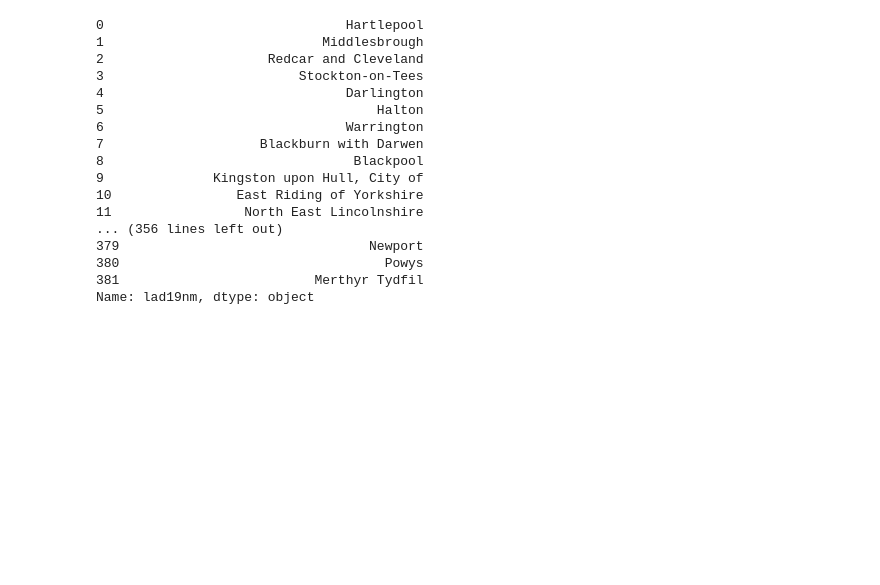
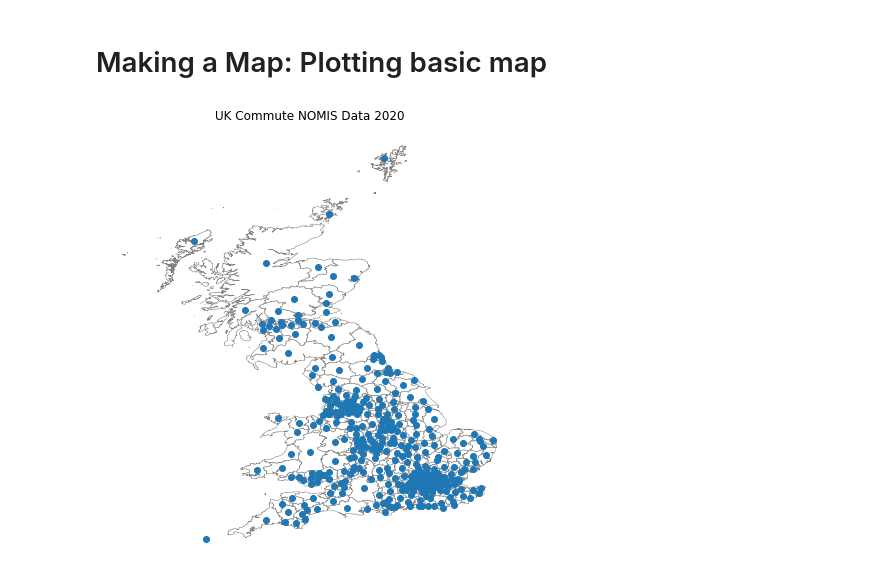
Before and after one commit to irhafidz/PeopleFlux, a Jupyter notebook: PeopleFlux.ipynb, the cells around one changed output. Saved outputs shown, nothing was run; the diff lists cells and outputs as text; code cells hidden in the pictures; blank space fills up the shorter version.

```diff
--- a/PeopleFlux.ipynb
+++ b/PeopleFlux.ipynb
@@ -184,20 +126,34 @@ peopleflux = peopleflux[
-# %%
-gdf_map['lad19nm']
-# %% [output]
-0                               Hartlepool
-1                            Middlesbrough
-2                     Redcar and Cleveland
-3                         Stockton-on-Tees
-4                               Darlington
-5                                   Halton
-6                               Warrington
-7                    Blackburn with Darwen
-8                                Blackpool
-9              Kingston upon Hull, City of
-10                East Riding of Yorkshire
-11                 North East Lincolnshire
-... (356 lines left out)
-379                                Newport
-380                                  Powys
-381                         Merthyr Tydfil
-Name: lad19nm, dtype: object
+# %% [markdown]
+# Making a Map: Plotting basic map
+# %%
+import geopandas as gpd
+
+# Make the geo DataFrame
+gdf_pl = gpd.GeoDataFrame(
+    gdf_map_afterNI,
+    geometry=gpd.points_from_xy(
+        x=gdf_map_afterNI['long'],
+        y=gdf_map_afterNI['lat']
+    )
+)
+# %%
+def plot_map_1():
+    """Plot a map and data"""
+
+    # Base Map
+    base_map = gdf_map_afterNI.plot(
+        color='white',
+        edgecolor='grey',
+        linewidth=0.5,
+        figsize=(15, 8),
+        legend=True
+    )
+    base_map.axis('off')
+    base_map.set_title('UK Commute NOMIS Data 2020')
+
+    # Data
+    gdf_pl.plot(ax=base_map);
+# %%
+plot_map_1()
+# %% [output]
+[figure, added]
```
Also changed, not shown: parts of 24 cells of this notebook.
